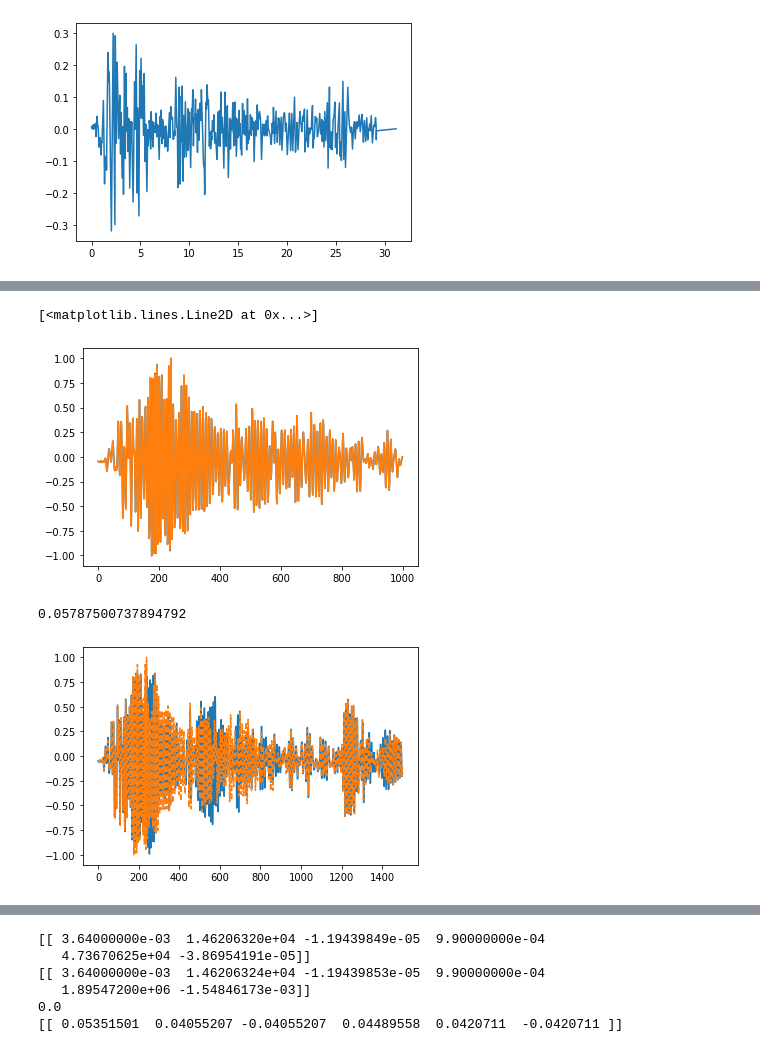
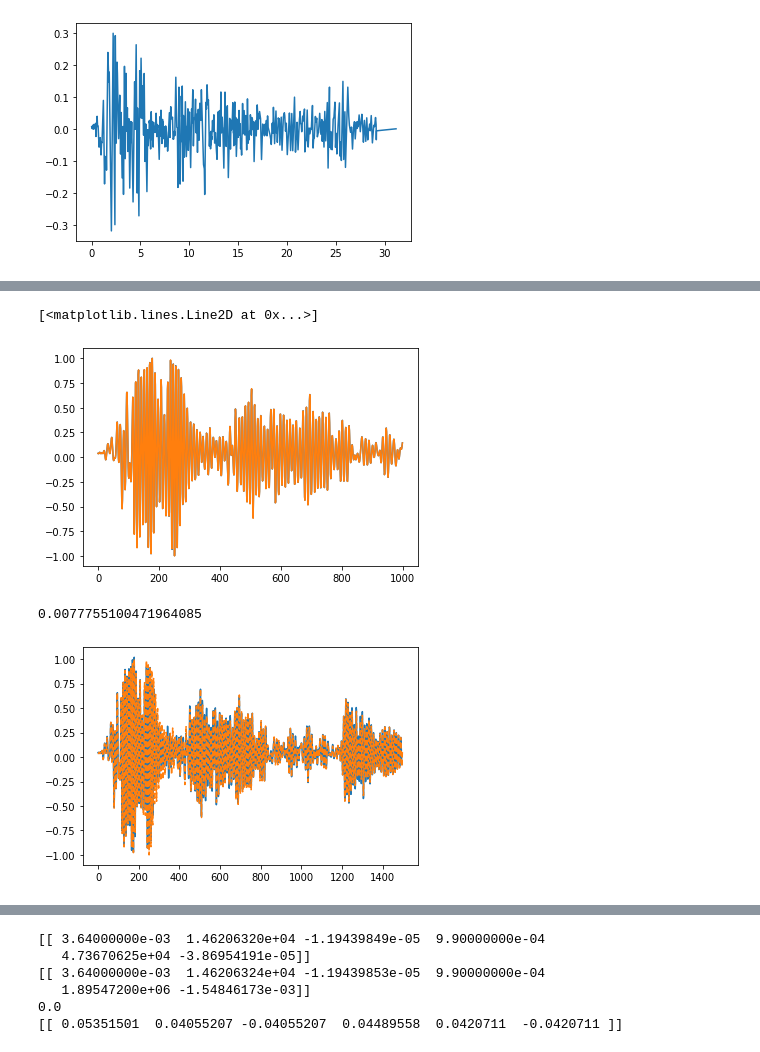
Before and after one commit to tomsimpson74/DynSub, a Jupyter notebook: DynSub_LSTM.ipynb, the cells around one changed output, grey strips where cells are left out. Drawn from its saved outputs; the diff is of its cells as text; code cells hidden in the pictures.

```diff
--- a/DynSub_LSTM.ipynb
+++ b/DynSub_LSTM.ipynb
@@ -43,7 +42,7 @@ np.random.seed(1)
 k = (176.75+1224.1)*1e6
 m = 1.75e6
 c = 0.04*sqrt(k*m)
-knl = 50e12
+knl = 10e12
 #knl=0
 params=[k, c, m, knl, Ag, ts]
 
@@ -81,7 +80,7 @@ x_test = X[:,:]
 datasetTrain = np.concatenate((f_train,x_train),axis=1)
 datasetTest=np.concatenate((f_test,x_test),axis=1)
 
-def create_dataset(dataset, look_back=2):
+def create_dataset(dataset, look_back=6):
     X, Y = [], []
     for i in range(len(dataset)-look_back-1):
         a = dataset[i:(i+look_back), :]
@@ -138,14 +137,14 @@ from sklearn.preprocessing import normalize
 
 
 
-usualCallback = EarlyStopping(monitor='val_loss', min_delta=1e-10, patience = 50)
+usualCallback = EarlyStopping(monitor='val_loss', min_delta=1e-10, patience = 150)
 checkpoint = ModelCheckpoint('.mdl_wts.hdf5', verbose=1, monitor='val_loss',save_best_only=True, mode='auto')
 callbacks_list = [usualCallback, checkpoint]
 
 print(f_train.shape[1])
 
 nn = Sequential()
-nn.add(Dense(14,input_dim = f_train.shape[1], activation='tanh'))
+nn.add(Dense(22,input_dim = f_train.shape[1], activation='tanh'))
 nn.add(Dense(1,activation='linear'))
 nn.compile(loss='mean_squared_error', optimizer='adam')
 nn.summary()
@@ -188,7 +188,7 @@ plt.plot(yhat)
 plt.plot(x_train_norm)
 # %% [output]
 [<matplotlib.lines.Line2D at 0x...>]
-[figure, old version]
+[figure, new version]
 # %%
 ### Simulation with "Hybrid Test" i.e. at each time point the input given is the AR input + ground acceleration
 ### along with the exogenous forcing which is calculated from the "Physical System"
@@ -198,6 +198,7 @@ import mpld3
 mpld3.enable_notebook()
 
 
+'''
 def sim_pred(mdl, AG, X0, steps):
     Xhat = X0
     y = []
@@ -205,38 +206,62 @@ def sim_pred(mdl, AG, X0, steps):
     for i in range(steps):
         #print(Xhat)
         Yhat = mdl.predict(Xhat)
         #RestForce = -Yhat*1224.1e6
         RestForce  = -Yhat
         #print(Yhat)
         y.append(Yhat)
         Xstore.append(Xhat)
         Xhat = Xhat[:,-3:]
         Xhat = np.concatenate((Xhat,AG[i+2:i+3,0:]),axis=1)
         Xhat = np.concatenate((Xhat,RestForce),axis=1)
         Xhat = np.concatenate((Xhat,Yhat),axis=1)
         #print(Xhat.shape)
 
 
     return(y, Xstore)
+'''
+
+def sim_pred(mdl, AG, X0, steps):
+    Xhat = X0
+    y = []
+    Xstore = []
+    for i in range(steps):
+        #print(Xhat)
+        Yhat = mdl.predict(Xhat)
+        #RestForce = -Yhat*1224.1e6
+        RestForce  = -Yhat
+        #print(Yhat)
+        y.append(Yhat)
+        Xstore.append(Xhat)
+        Xhat = Xhat[:,-15:]
+        Xhat = np.concatenate((Xhat,AG[i+2:i+3,0:]),axis=1)
+        Xhat = np.concatenate((Xhat,RestForce),axis=1)
+        Xhat = np.concatenate((Xhat,Yhat),axis=1)
+        #print(Xhat.shape)
 
 
+    return(y, Xstore)
 
+#nn.load_weights('notbad.hdf5')
+nn.load_weights('.mdl_wts.hdf5')
 
 (y, Xstore)= sim_pred(nn, f_test_norm[:,0:1], f_train_norm[0:1,:], 1500)
 
 Xstore = np.asarray(Xstore)
 Xstore.shape
 Xstore[0]
 
 y = np.asarray(np.squeeze(y))
-plt.plot(y)
-plt.plot(x_test_norm[:1500],'--')
+plt.plot(y[4:])
+plt.plot(x_test_norm[:1498],'--')
 
 
-print(mean_squared_error(y,x_test_norm[:1500]))
+print(mean_squared_error(y[4:],x_test_norm[:1496]))
+
+nn.save_weights('notbad.hdf5')
 # %% [output]
-0.05787500737894792
+0.0077755100471964085
-[figure, old version]
+[figure, new version]
 # %%
 X0 = f_train[0:1,:]
 #print(X0)
```
Also changed, not shown: parts of 5 cells of this notebook, 4 other files.
